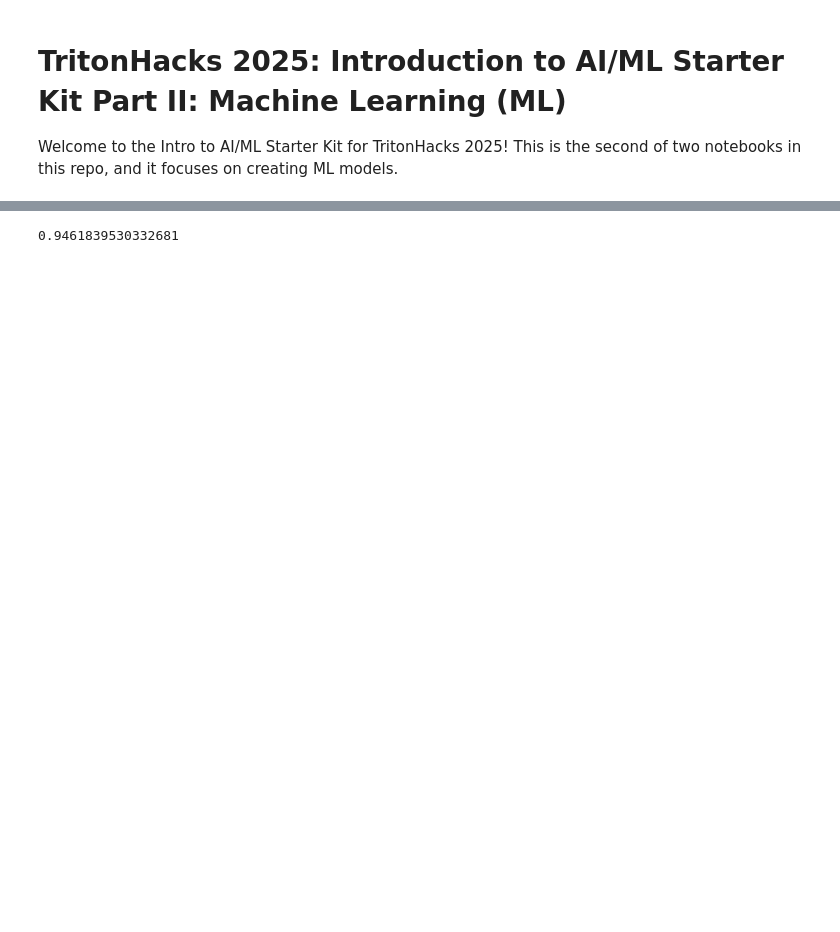
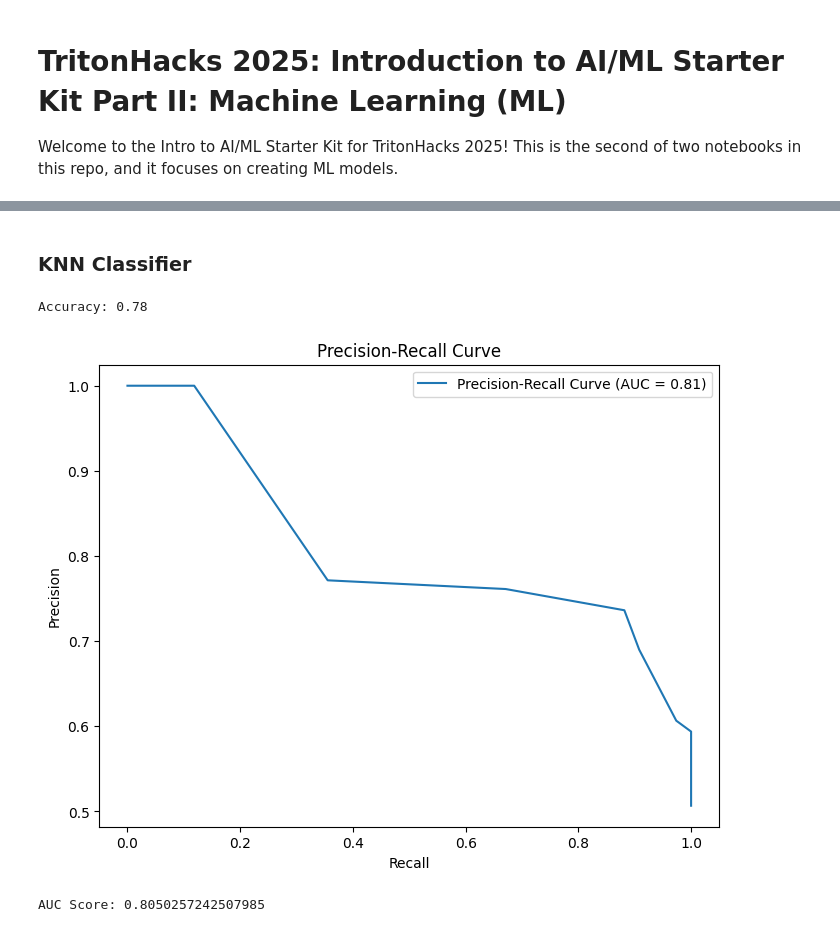
Before and after one commit to nick01as/AI-ML-starter-kit, a Jupyter notebook: ml.ipynb, the cells around one changed output, grey strips where cells are left out. Cells and saved outputs as stored; diff of their text form; code cells hidden in the pictures; blank space fills up the shorter version.

```diff
--- a/ml.ipynb
+++ b/ml.ipynb
@@ -28,0 +48,3 @@ Mounted at /content/drive
+# %%
+df = df.drop(['ever_married', 'work_type', 'Residence_type'], axis = 1)
+df.head()
@@ -59,10 +167,18 @@ X_final = pd.concat([scaled_df, X[not_scaled].reset_index(drop=True)], axis=1)
+# %% [markdown]
+### KNN Classifier
 # %%
 # KNN Classification
+from sklearn.neighbors import KNeighborsClassifier
 
 KNN = KNeighborsClassifier(n_neighbors = 9)
 KNN.fit(X_train, y_train)
 y_predicted = KNN.predict(X_test)
 acc = accuracy_score(y_predicted, y_test)
-print(acc)
+print(f'Accuracy: {acc}')
+
+precision, recall, auc_score = precision_recall_score(X_test, y_test, KNN)
+print(f'AUC Score: {auc_score}')
 # %% [output]
-0.9461839530332681
+Accuracy: 0.78
+[figure, added]
+AUC Score: 0.8050257242507985
```
Also changed, not shown: parts of 33 cells of this notebook.
